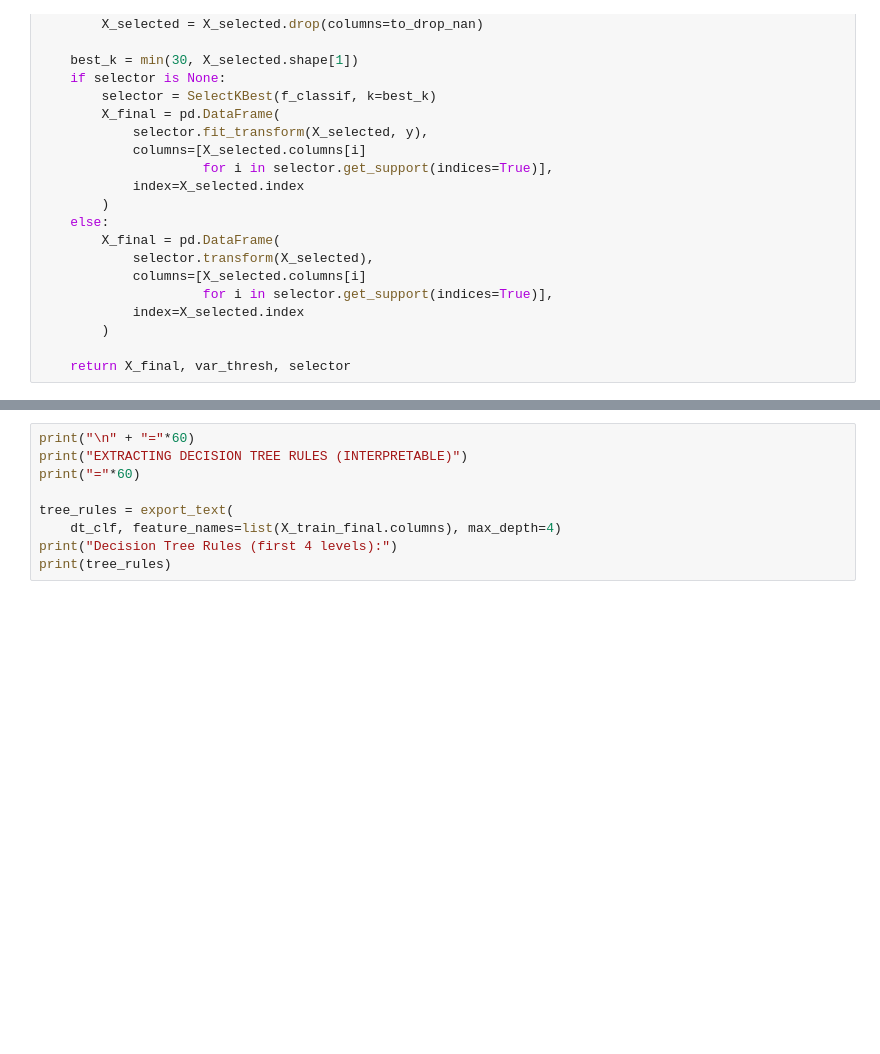
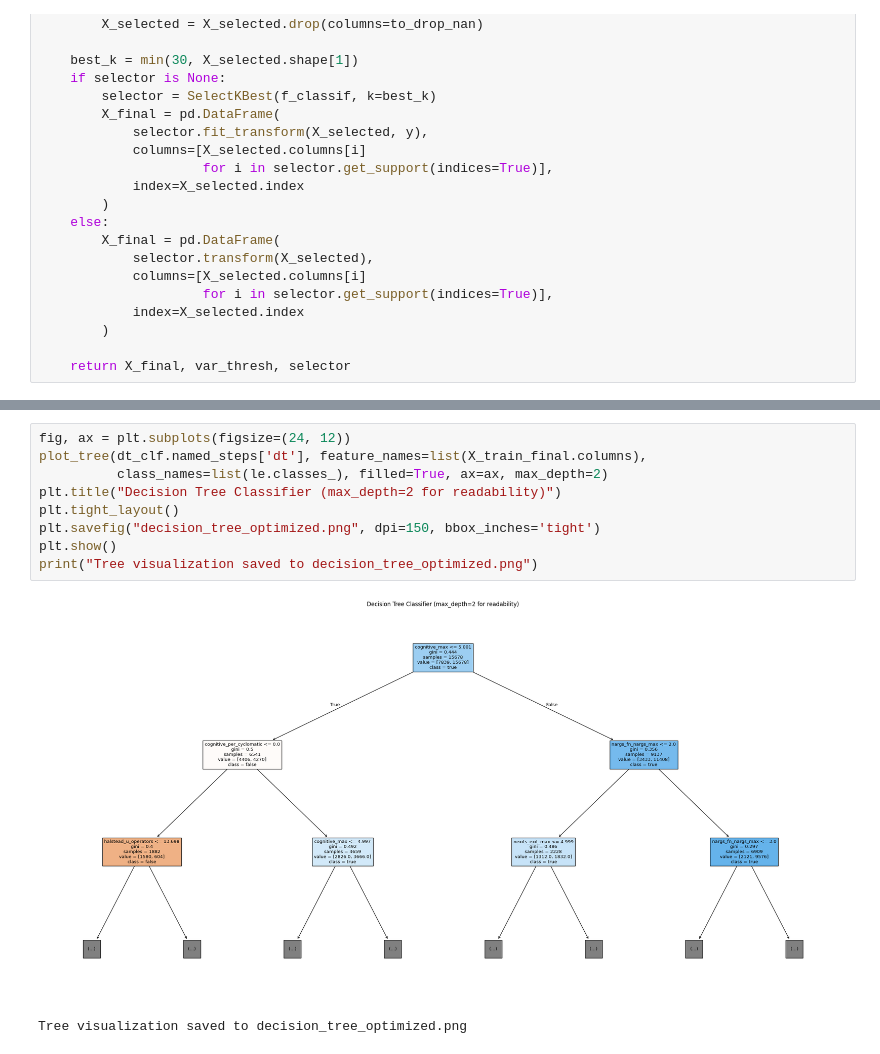
Before and after one commit to ArtLiathain/masters-thesis, a Jupyter notebook: data_analysis/machine_learning/decision_tree.ipynb, the cells around one changed output, grey strips where cells are left out. Cells and saved outputs as stored; diff of their text form; blank space fills up the shorter version.

```diff
--- a/data_analysis/machine_learning/decision_tree.ipynb
+++ b/data_analysis/machine_learning/decision_tree.ipynb
@@ -352,9 +531,12 @@ print("Tree visualization saved to decision_tree_optimized.png")
 # %%
-print("\n" + "="*60)
-print("EXTRACTING DECISION TREE RULES (INTERPRETABLE)")
-print("="*60)
-
-tree_rules = export_text(
-    dt_clf, feature_names=list(X_train_final.columns), max_depth=4)
-print("Decision Tree Rules (first 4 levels):")
-print(tree_rules)
+fig, ax = plt.subplots(figsize=(24, 12))
+plot_tree(dt_clf.named_steps['dt'], feature_names=list(X_train_final.columns),
+          class_names=list(le.classes_), filled=True, ax=ax, max_depth=2)
+plt.title("Decision Tree Classifier (max_depth=2 for readability)")
+plt.tight_layout()
+plt.savefig("decision_tree_optimized.png", dpi=150, bbox_inches='tight')
+plt.show()
+print("Tree visualization saved to decision_tree_optimized.png")
+# %% [output]
+[figure, added]
+Tree visualization saved to decision_tree_optimized.png
```
Also changed, not shown: parts of 14 cells of this notebook, 50 other files.
